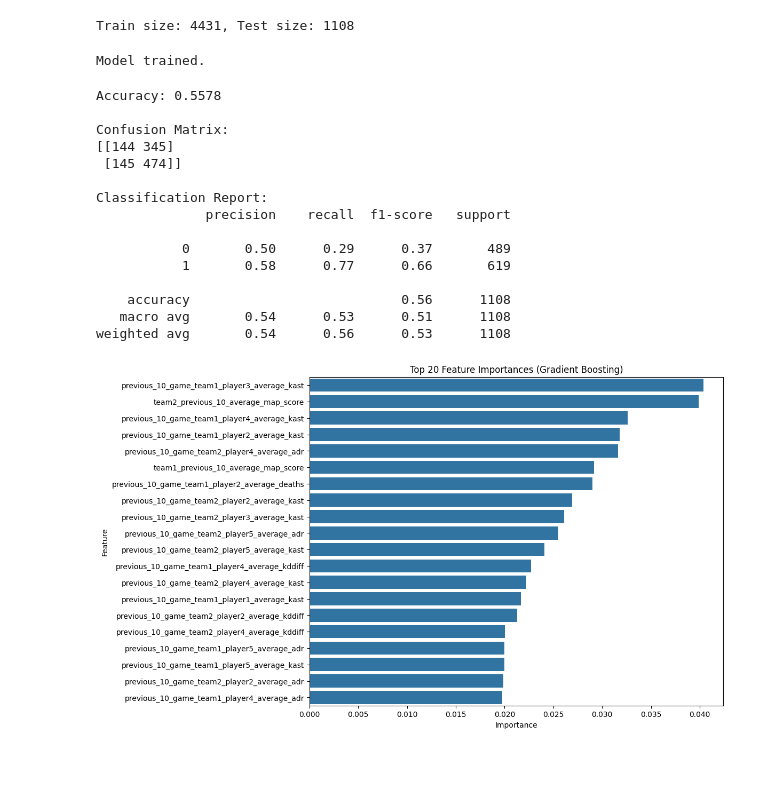
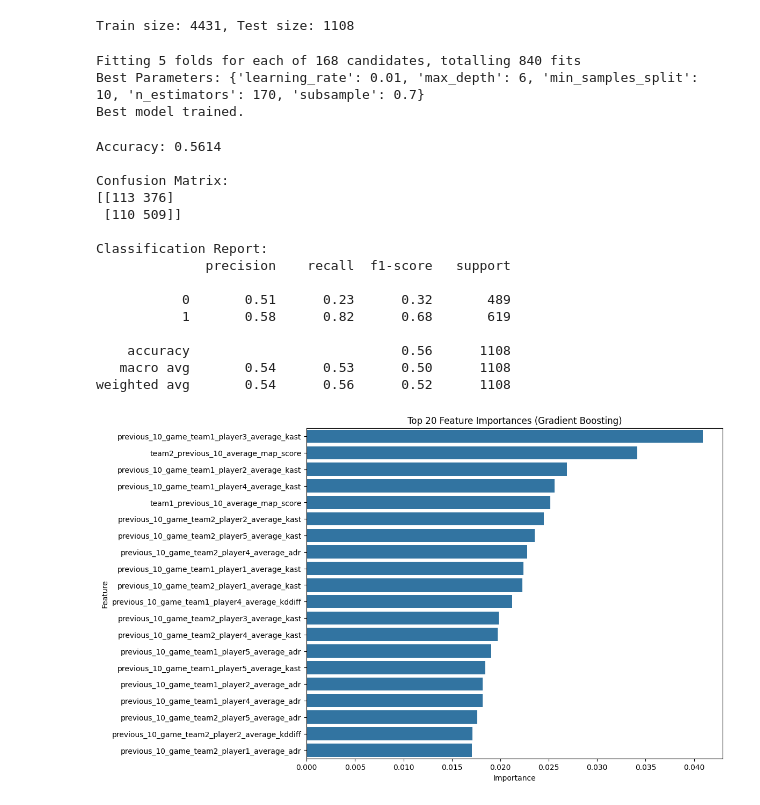
Before and after one commit to rhit-liub5/CSSE415Project, a Jupyter notebook: project/engineered_set/gradient_boosting_analysis.ipynb, the cells around one changed output. Saved outputs shown, nothing was run; the diff lists cells and outputs as text; code cells hidden in the pictures; blank space fills up the shorter version.

Commit message:
Pushing decision tree and gradient boosting updates

```diff
--- a/project/engineered_set/gradient_boosting_analysis.ipynb
+++ b/project/engineered_set/gradient_boosting_analysis.ipynb
@@ -54,16 +55,42 @@ print(f"Train size: {len(X_train)}, Test size: {len(X_test)}")
 # %% [output]
 Train size: 4431, Test size: 1108
 # %%
-# Train Gradient Boosting Classifier
-gbm = GradientBoostingClassifier(random_state=42, n_estimators=100, learning_rate=0.1, max_depth=3)
-gbm.fit(X_train, y_train)
+# AI used to help set up grid search
 
-print("Model trained.")
+# Expanded parameter grid for more comprehensive Grid Search
+param_grid = {
+    'n_estimators': np.arange(160, 221, 10).tolist(),
+    'learning_rate': [0.01, 0.05],
+    'max_depth': [3, 4, 5, 6],
+    'min_samples_split': [2, 5, 10],
+    'subsample': [0.7]
+}
+
+# Use TimeSeriesSplit for cross-validation
+tscv = TimeSeriesSplit(n_splits=5)
+
+# Initialize Gradient Boosting Classifier
+gbm = GradientBoostingClassifier(random_state=42)
+
+# Initialize GridSearchCV
+grid_search = GridSearchCV(estimator=gbm, param_grid=param_grid, cv=tscv, scoring='accuracy', n_jobs=-1, verbose=1)
+
+# Fit Grid Search
+grid_search.fit(X_train, y_train)
+
+# Best parameters and best model
+best_params = grid_search.best_params_
+gbm_best = grid_search.best_estimator_
+
+print(f"Best Parameters: {best_params}")
+print("Best model trained.")
 # %% [output]
-Model trained.
+Fitting 5 folds for each of 168 candidates, totalling 840 fits
+Best Parameters: {'learning_rate': 0.01, 'max_depth': 6, 'min_samples_split': 10, 'n_estimators': 170, 'subsample': 0.7}
+Best model trained.
 # %%
 # Predictions
-y_pred = gbm.predict(X_test)
+y_pred = gbm_best.predict(X_test)
 
 # Evaluation
 accuracy = accuracy_score(y_test, y_pred)
@@ -76,32 +103,32 @@ print(conf_matrix)
 print("\nClassification Report:")
 print(class_report)
 # %% [output]
-Accuracy: 0.5578
+Accuracy: 0.5614
 
 Confusion Matrix:
-[[144 345]
- [145 474]]
+[[113 376]
+ [110 509]]
 
 Classification Report:
               precision    recall  f1-score   support
 
-           0       0.50      0.29      0.37       489
-           1       0.58      0.77      0.66       619
+           0       0.51      0.23      0.32       489
+           1       0.58      0.82      0.68       619
 
     accuracy                           0.56      1108
-   macro avg       0.54      0.53      0.51      1108
-weighted avg       0.54      0.56      0.53      1108
+   macro avg       0.54      0.53      0.50      1108
+weighted avg       0.54      0.56      0.52      1108
 # %%
 # Feature Importance
-importances = gbm.feature_importances_
+importances = gbm_best.feature_importances_
 feature_names = X.columns
 feature_importance_df = pd.DataFrame({'Feature': feature_names, 'Importance': importances})
 feature_importance_df = feature_importance_df.sort_values(by='Importance', ascending=False)
 
 # Plot top 20 features
 plt.figure(figsize=(10, 8))
 sns.barplot(x='Importance', y='Feature', data=feature_importance_df.head(20))
 plt.title('Top 20 Feature Importances (Gradient Boosting)')
 plt.show()
 # %% [output]
-[figure, old version]
+[figure, new version]
```
Also changed, not shown: parts of 1 cell of this notebook, 2 other files.
